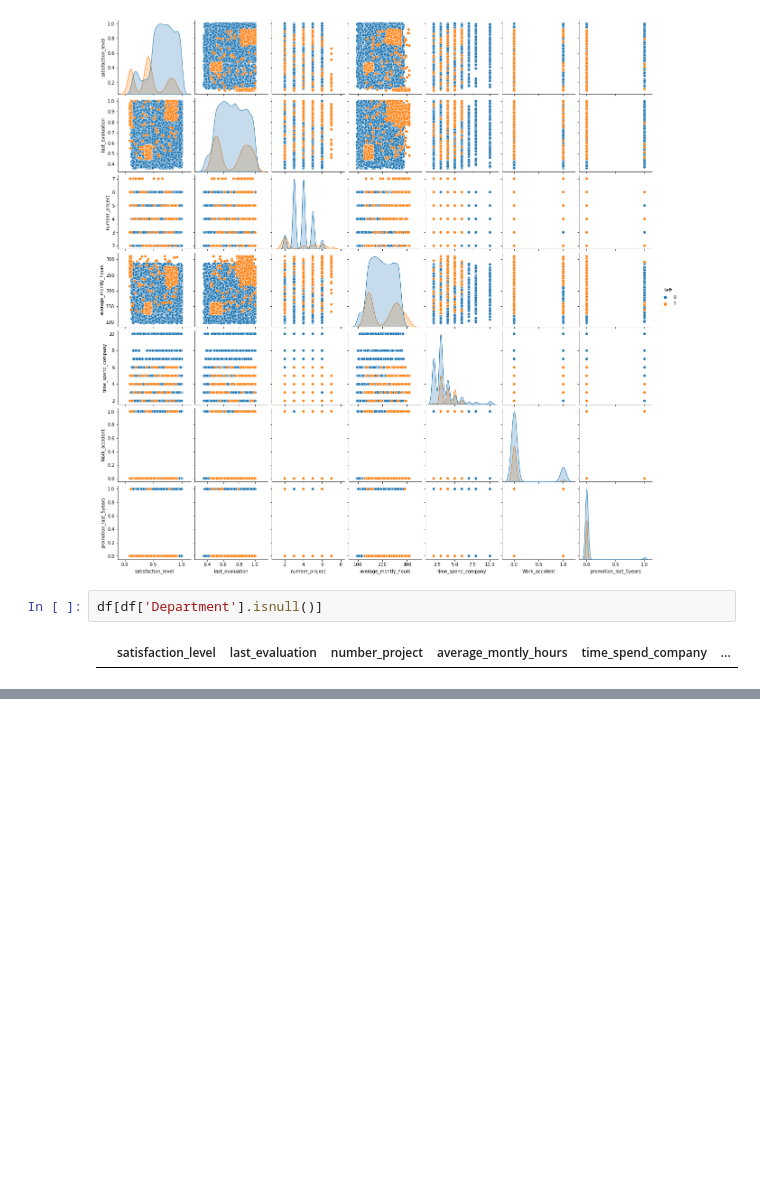
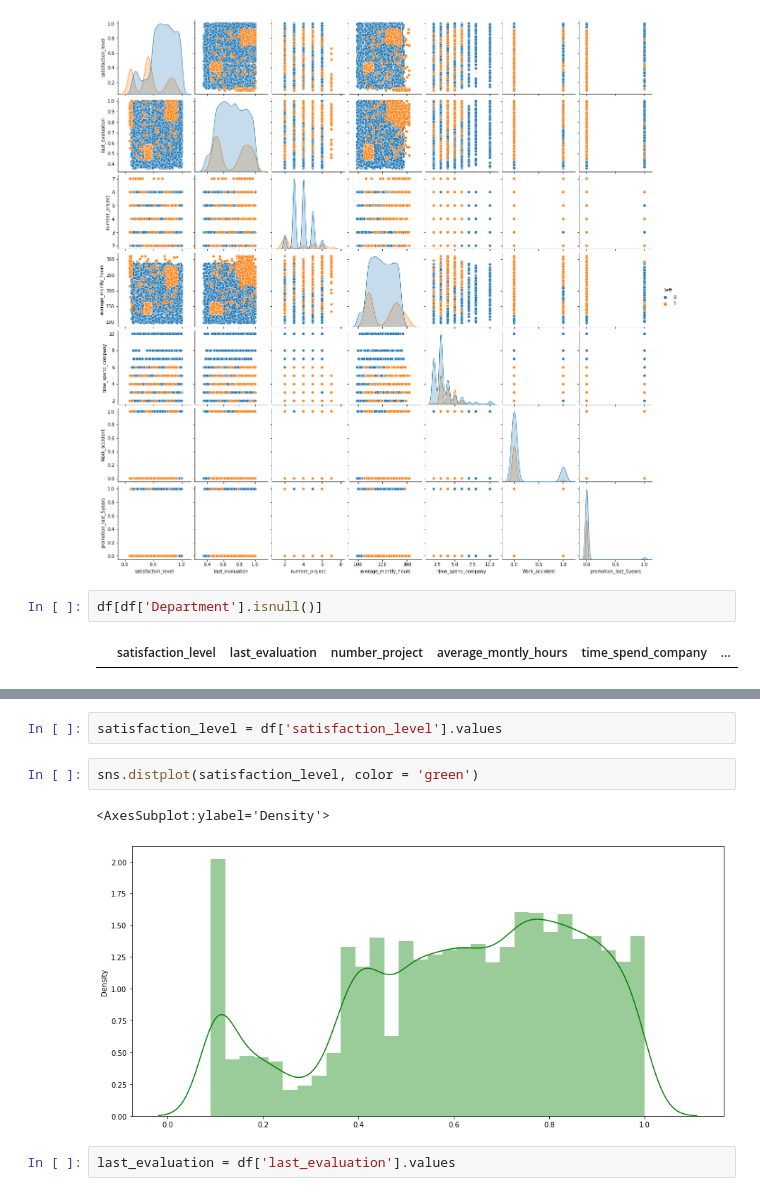
Before and after one commit to JosephMutua/Employees_retention_model, a Jupyter notebook: EDA.ipynb, the cells around one changed output, grey strips where cells are left out. Saved outputs shown, nothing was run; the diff lists cells and outputs as text; blank space fills up the shorter version.

```diff
--- a/EDA.ipynb
+++ b/EDA.ipynb
@@ -266,0 +300,9 @@ df[df['Department'].isnull()]
+# %%
+satisfaction_level = df['satisfaction_level'].values
+# %%
+sns.distplot(satisfaction_level, color = 'green')
+# %% [output]
+<AxesSubplot:ylabel='Density'>
+[figure, added]
+# %%
+last_evaluation = df['last_evaluation'].values
```
Also changed, not shown: parts of 14 cells of this notebook.
